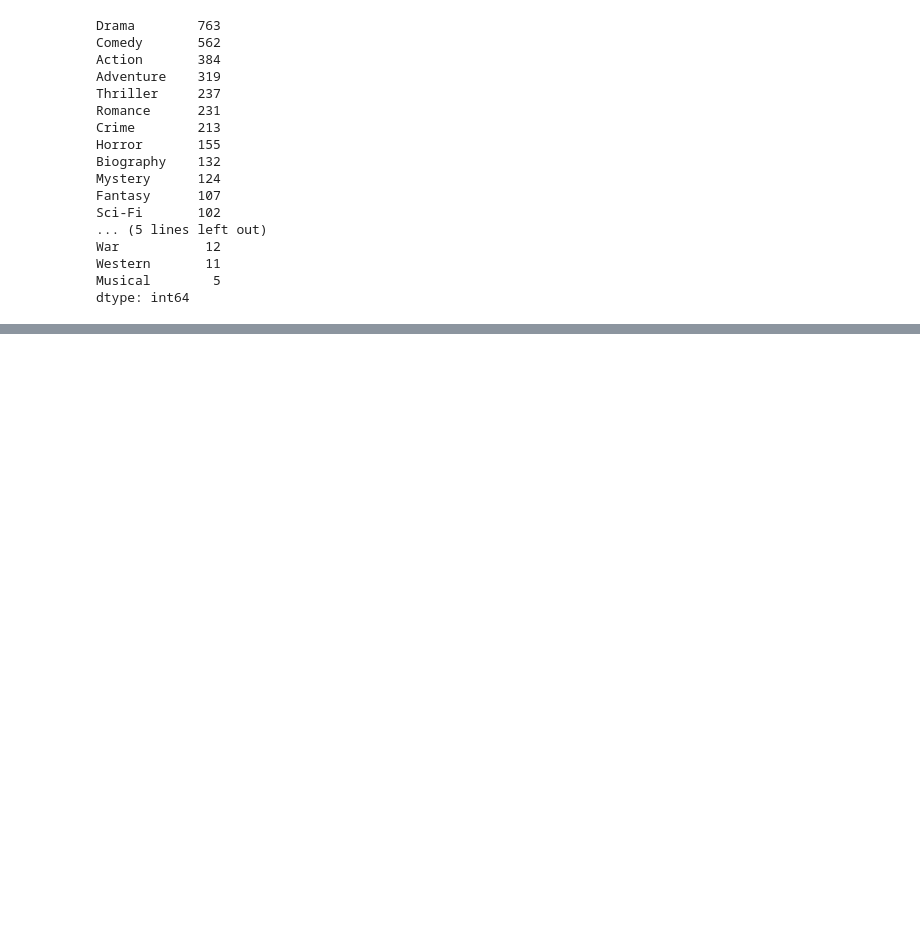
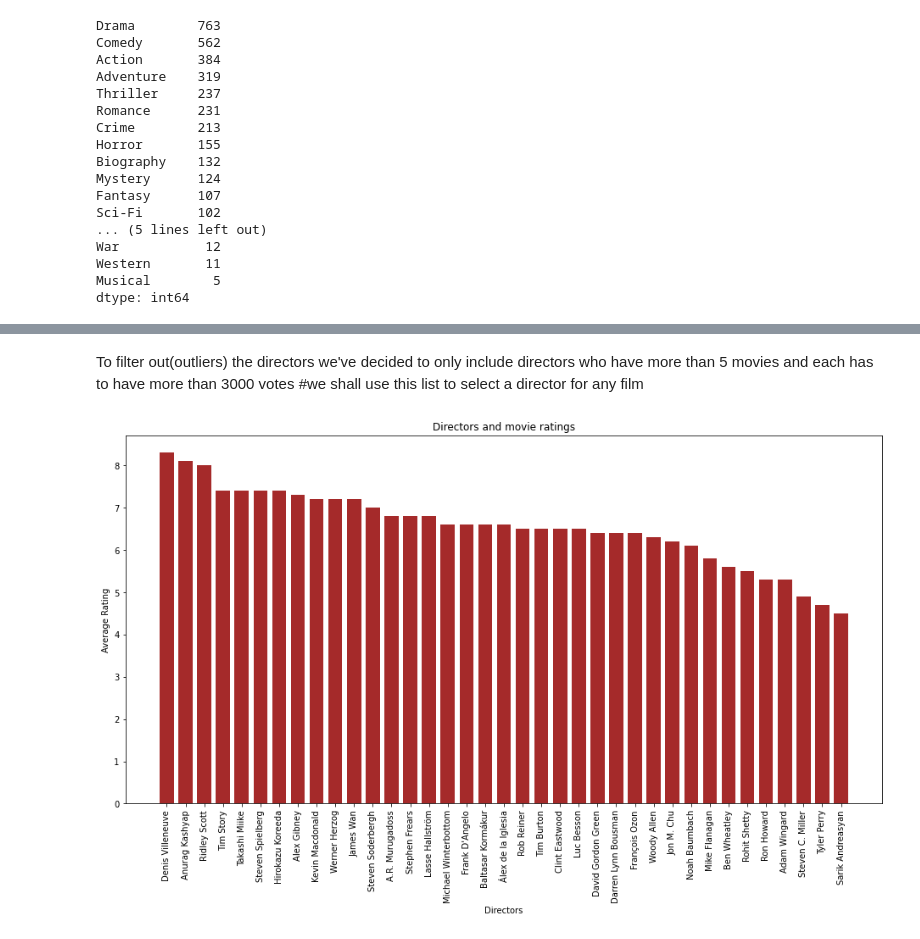
Before and after one commit to Meke254/Phase1-PROJECT, a Jupyter notebook: Project Notebook.ipynb, the cells around one changed output, grey strips where cells are left out. Saved outputs shown, nothing was run; the diff lists cells and outputs as text; code cells hidden in the pictures; blank space fills up the shorter version.

```diff
--- a/Project Notebook.ipynb
+++ b/Project Notebook.ipynb
@@ -318,0 +542,19 @@ dtype: int64
+# %%
+person_df = pd.read_sql("""
+SELECT p.primary_name,
+       mr.averagerating,
+       COUNT(DISTINCT mb.primary_title) num_movies
+FROM directors d
+JOIN persons p
+    USING(person_id)
+JOIN principals
+    USING(movie_id)
+JOIN movie_basics mb
+    USING(movie_id)
+JOIN movie_ratings mr
+    USING(movie_id)
+WHERE numvotes > 3000
+GROUP BY p.primary_name
+HAVING num_movies > 5
+""", conn)
+person_df
@@ -318,0 +579,4 @@ dtype: int64
+# %%
+person_df.drop_duplicates(inplace=True)
+person_df.sort_values('averagerating', ascending=False, inplace=True)
+person_df.head(25)
@@ -318,0 +601,14 @@ dtype: int64
+# %% [markdown]
+To filter out(outliers) the directors we've decided to only include directors who have more than 5 movies and each has to have more than 3000 votes
+#we shall use this list to select a director for any film
+# %%
+x = person_df['primary_name']
+y = person_df['averagerating']
+plt.figure(figsize=(16, 8))
+plt.bar(x, y, width=.75, color='brown')
+plt.title('Directors and movie ratings')
+plt.xlabel('Directors')
+plt.ylabel('Average Rating')
+plt.xticks(rotation = 90);
+# %% [output]
+[figure, added]
```
Also changed, not shown: parts of 21 cells of this notebook, 6 other files.
